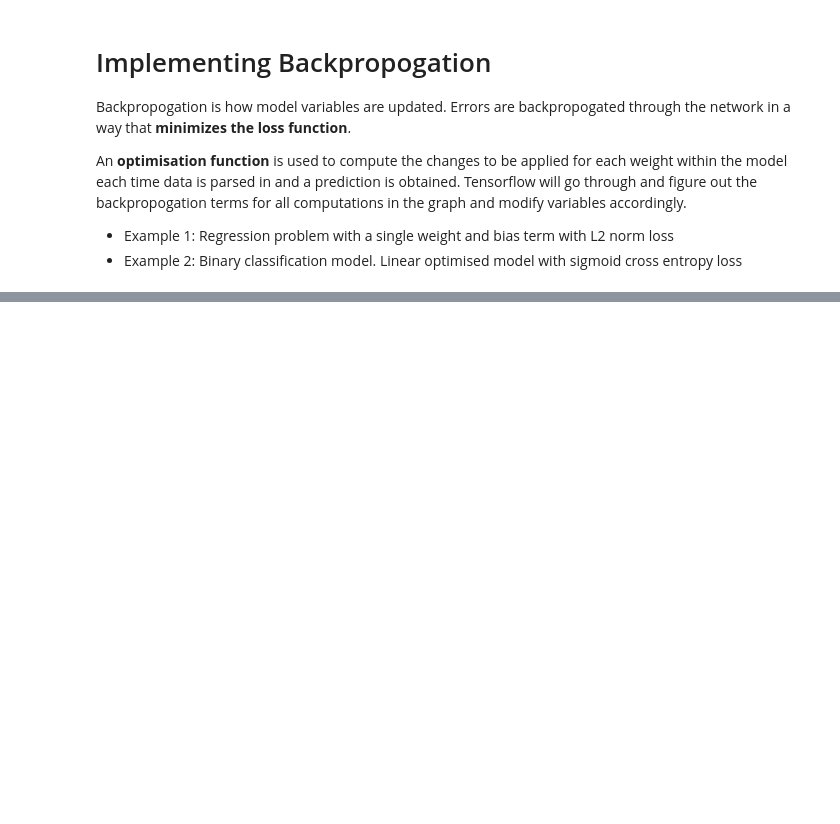
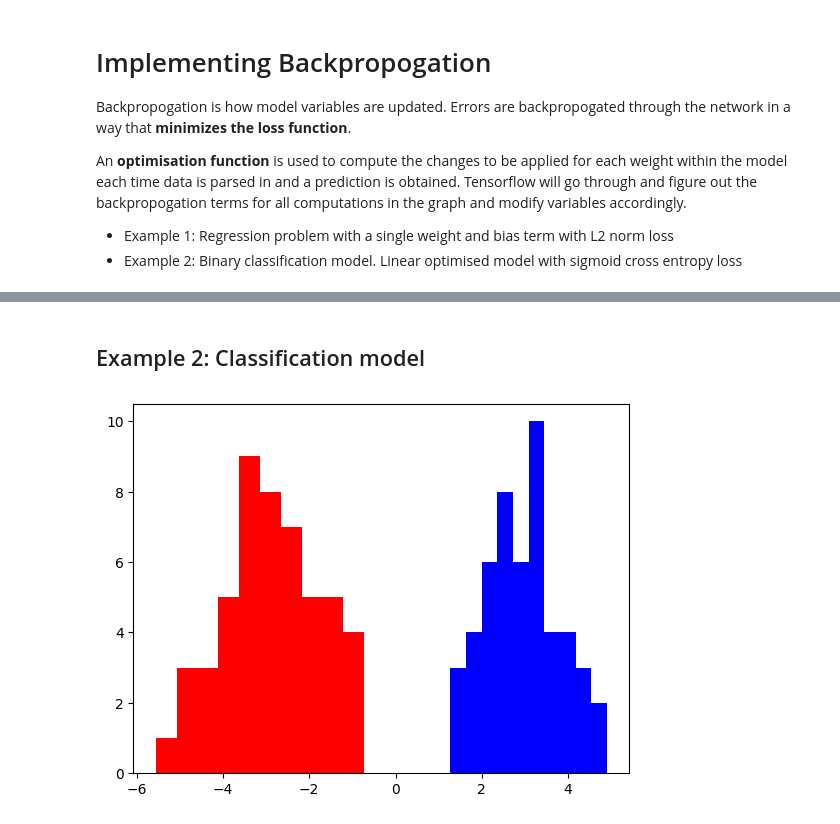
Before and after one commit to minimartzz/tensorflow-cookbook, a Jupyter notebook: ch2 tensorflow way/tensorflow-way.ipynb, the cells around one changed output, grey strips where cells are left out. Saved outputs shown, nothing was run; the diff lists cells and outputs as text; code cells hidden in the pictures; blank space fills up the shorter version.

```diff
--- a/ch2 tensorflow way/tensorflow-way.ipynb
+++ b/ch2 tensorflow way/tensorflow-way.ipynb
@@ -407,0 +469,16 @@ pg 94
+# %% [markdown]
+## Example 2: Classification model
+# %%
+# Generate data
+np.random.seed(0)
+x_vals = np.concatenate((
+  np.random.normal(-3, 1, 50),
+  np.random.normal(3, 1, 50)
+)).astype(np.float32)
+y_vals = np.concatenate((np.repeat(0., 50), np.repeat(1., 50)))
+
+plt.hist(x_vals[y_vals==1], color='b')
+plt.hist(x_vals[y_vals==0], color='r')
+plt.show()
+# %% [output]
+[figure, added]
```
Also changed, not shown: parts of 14 cells of this notebook.
